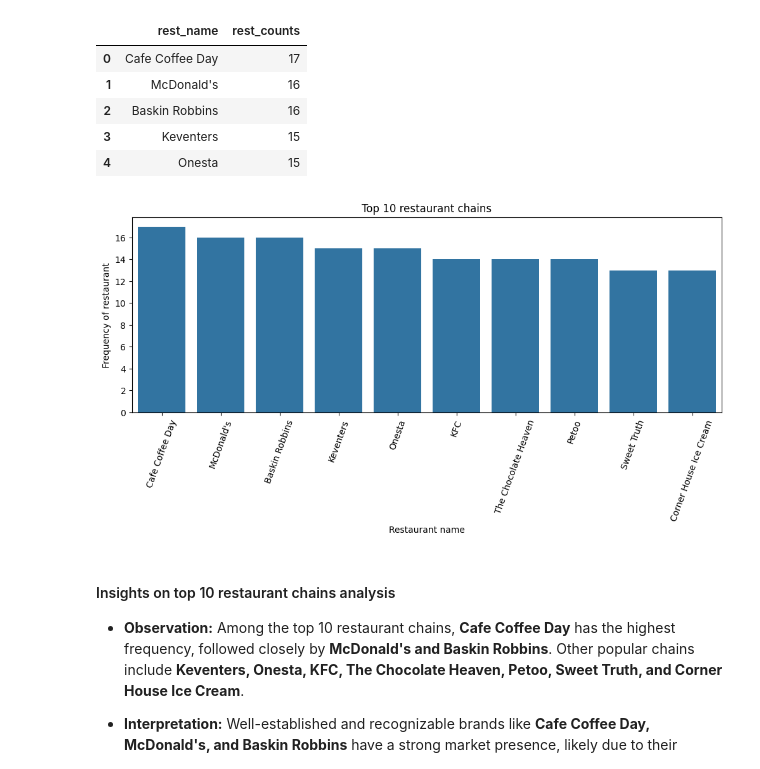
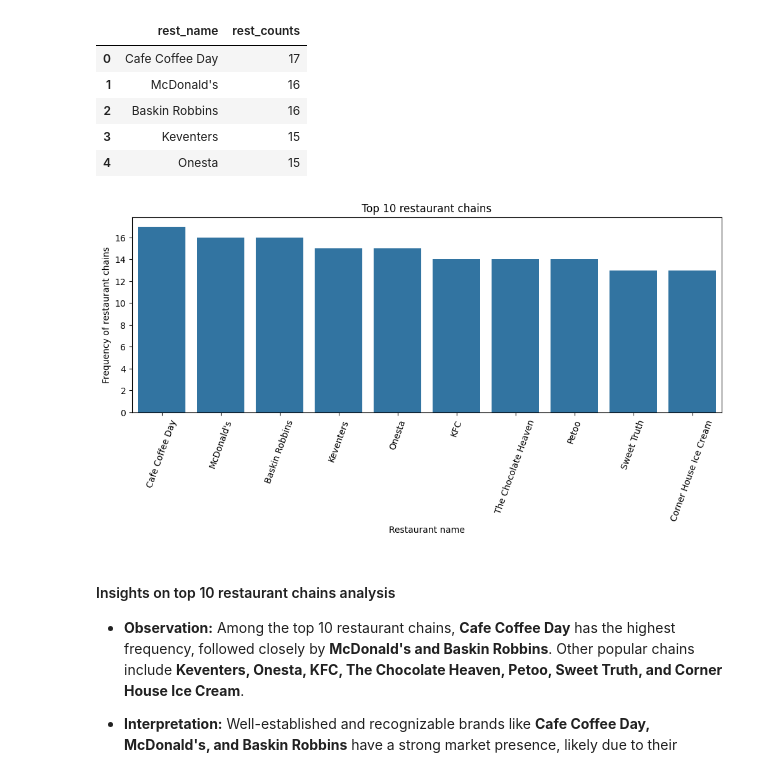
Before and after one commit to Bhuvi128/Bengaluru-Restaurant-Trends-Analysis, a Jupyter notebook: Bengaluru Restaurant Trends Analysis.ipynb, the cells around one changed output. Drawn from its saved outputs; the diff is of its cells as text; code cells hidden in the pictures.

```diff
--- a/Bengaluru Restaurant Trends Analysis.ipynb
+++ b/Bengaluru Restaurant Trends Analysis.ipynb
@@ -72,14 +72,14 @@ top_10_rest.head()
 # %%
 # plot top 10 restaurant chains
 plt.figure(figsize=(12,4))
 sns.barplot(data = top_10_rest, x = 'rest_name', y = 'rest_counts')
 plt.title('Top 10 restaurant chains')
 plt.xlabel('Restaurant name')
-plt.ylabel('Frequency of restaurant')
+plt.ylabel('Frequency of restaurant chains')
 plt.xticks(rotation = 70)
 plt.show()
 # %% [output]
-[figure, old version]
+[figure, new version]
 # %% [markdown]
 #### Insights on top 10 restaurant chains analysis
 
```
Also changed, not shown: parts of 5 cells of this notebook, 1 other file.
